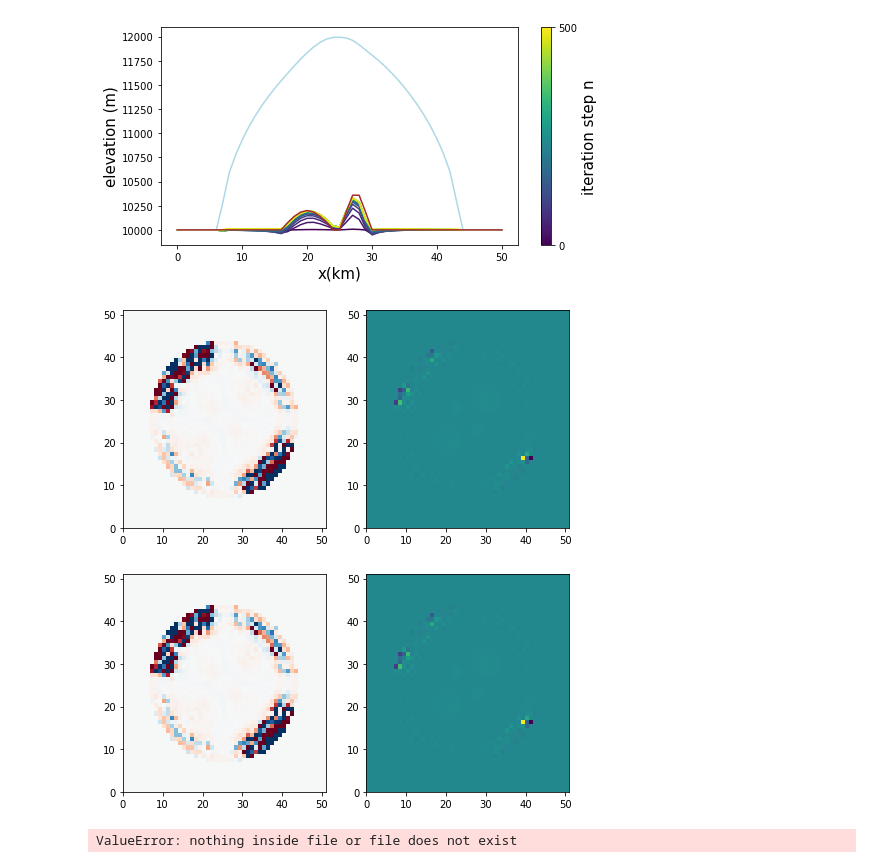
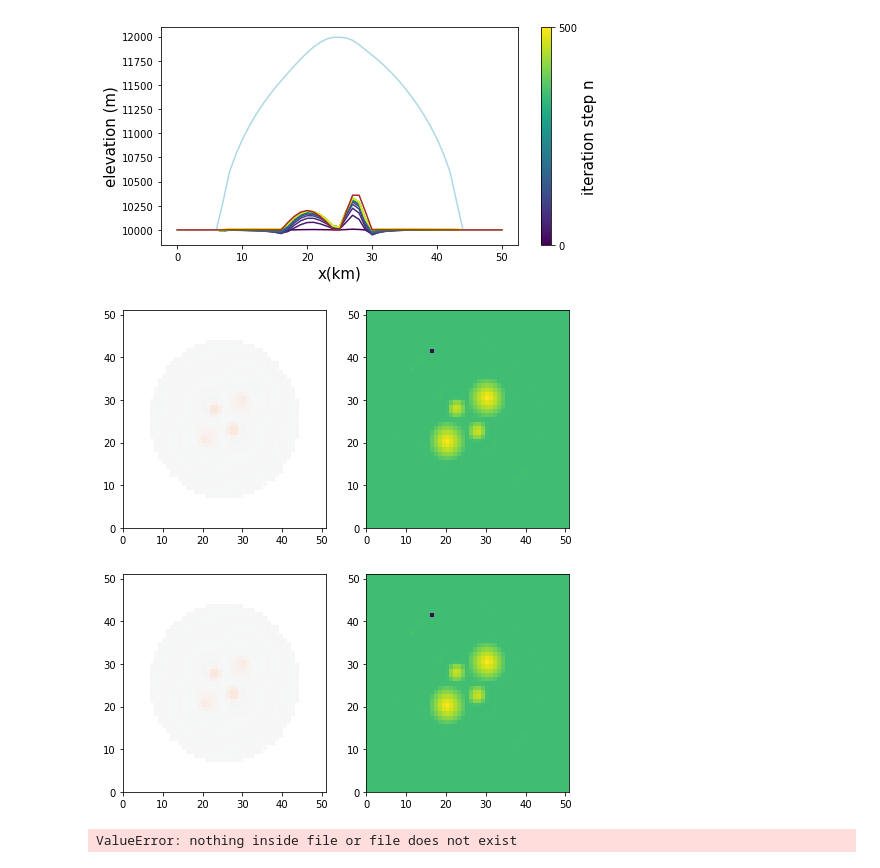
Before and after one commit to hahohe1892/thick_inv, a Jupyter notebook: icecap.ipynb, the cells around one changed output. Cells and saved outputs as stored; diff of their text form; code cells hidden in the pictures.

```diff
--- a/icecap.ipynb
+++ b/icecap.ipynb
@@ -315,15 +315,17 @@ tauc_rec = np.zeros_like(tauc)+1e8
 dh_ref = np.zeros_like(topg)#nc_data - nc_data2
 tauc_init = copy.deepcopy(tauc_rec)
 mask = get_nc_data('icecap_output.nc', 'mask', 0)/2
+vel_ref = get_nc_data('icecap_output.nc', 'velsurf_mag', 0)
+vel_rec = copy.deepcopy(vel_ref)
 
 tauc_rec_all = []
-dh_all = []
+vel_all = []
 tauc_misfit_vs_iter=[]
-dh_misfit_vs_iter=[]
+vel_misfit_vs_iter=[]
 misfit_all = []
 S_rec_all = []
 
-pmax = 50
+pmax = 100
 dt = 0.1
 beta = 1
 bw = 4
@@ -343,5 +343,6 @@ pmax = 100
 # %%
 for p in tqdm.trange(0, pmax):
+
 
     h_old = S_ref - topg
 
@@ -364,8 +365,8 @@ for p in tqdm.trange(0, pmax):
     cmd = ["./icecap_iteration_script.sh", '4', 'icecap_iteration_in.nc', str(dt), 'icecap_iteration_out.nc', str(dt/2)]
     subprocess.call(cmd, stdout=open('icecap_iteration_log.txt', 'a'))
 
-    h_rec = get_nc_data('icecap_iteration_out.nc', 'thk', 0)
-    dh_rec = (h_rec - h_old)/dt
+    vel_rec = get_nc_data('icecap_iteration_out.nc', 'velsurf_mag', 0)
+    #dh_rec = (h_rec - h_old)/dt
 
     mask_iter = get_nc_data('icecap_iteration_out.nc', 'mask', 0)/2 #base buffer on ice mask produced by PISM --> faster than loop
     k = np.ones((bw, bw))
@@ -377,7 +378,7 @@ for p in tqdm.trange(0, pmax):
     v = get_nc_data('icecap_iteration_out.nc', 'vvelsurf', 0)
     v[criterion] = 0
 
-    misfit = shift((dh_rec-dh_ref), u, v, .3)
+    misfit = shift((vel_ref-vel_rec), u, v, .3)
     #misfit = dh_rec - dh_ref
 
     #misfit_lowpass = ndimage.gaussian_filter(misfit, 1)
@@ -425,10 +426,10 @@ for p in tqdm.trange(0, pmax):
 
     tauc_rec[mask==0] = tauc[mask==0]
     tauc_rec_all.append(tauc_rec)
-    dh_all.append(dh_rec)
+    vel_all.append(vel_rec)
     #S_rec_all.append(S_rec)
 
     tauc_misfit_vs_iter.append(np.mean(abs(tauc_rec[mask==1]-tauc[mask==1])))
-    dh_misfit_vs_iter.append(np.mean(abs(dh_rec[mask==1]-dh_ref[mask==1])))
+    vel_misfit_vs_iter.append(np.mean(abs(vel_rec[mask==1]-vel_ref[mask==1])))
     misfit[mask==0] = np.nan
     misfit_all.append(misfit)
@@ -522,15 +521,15 @@ Text(0, 0.5, 'elevation (m)')
 # %%
 from IPython.display import display, clear_output
 fig, axes = plt.subplots(1,2,figsize=(8,4))
-for i in range(0,len(tauc_rec_all),20):
-    field = axes[0].pcolor(dh_all[i], cmap='RdBu', vmin=-1, vmax=1)
+for i in range(0,len(tauc_rec_all),10):
+    field = axes[0].pcolor(misfit_all[i], cmap='RdBu', vmin=-1, vmax=1)
     field = axes[1].pcolor(tauc_rec_all[i])
     #fig.colorbar(field, ax=axes[0])
     clear_output(wait=True)
     display(fig)
 # %% [output]
-[figure, old version]
+[figure, new version]
-[figure, old version]
+[figure, new version]
 # %%
 import shelve
 
```
Also changed, not shown: parts of 4 cells of this notebook, 1 other file.
